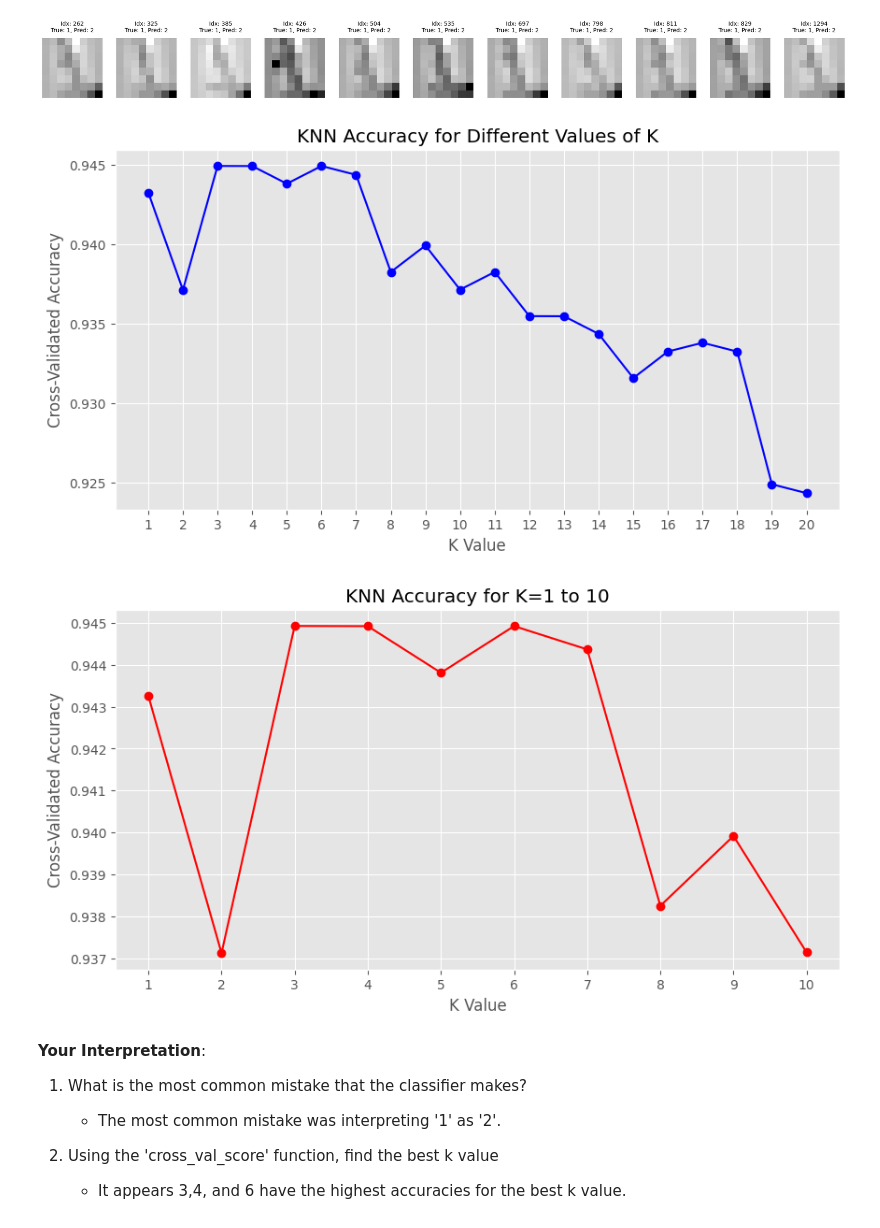
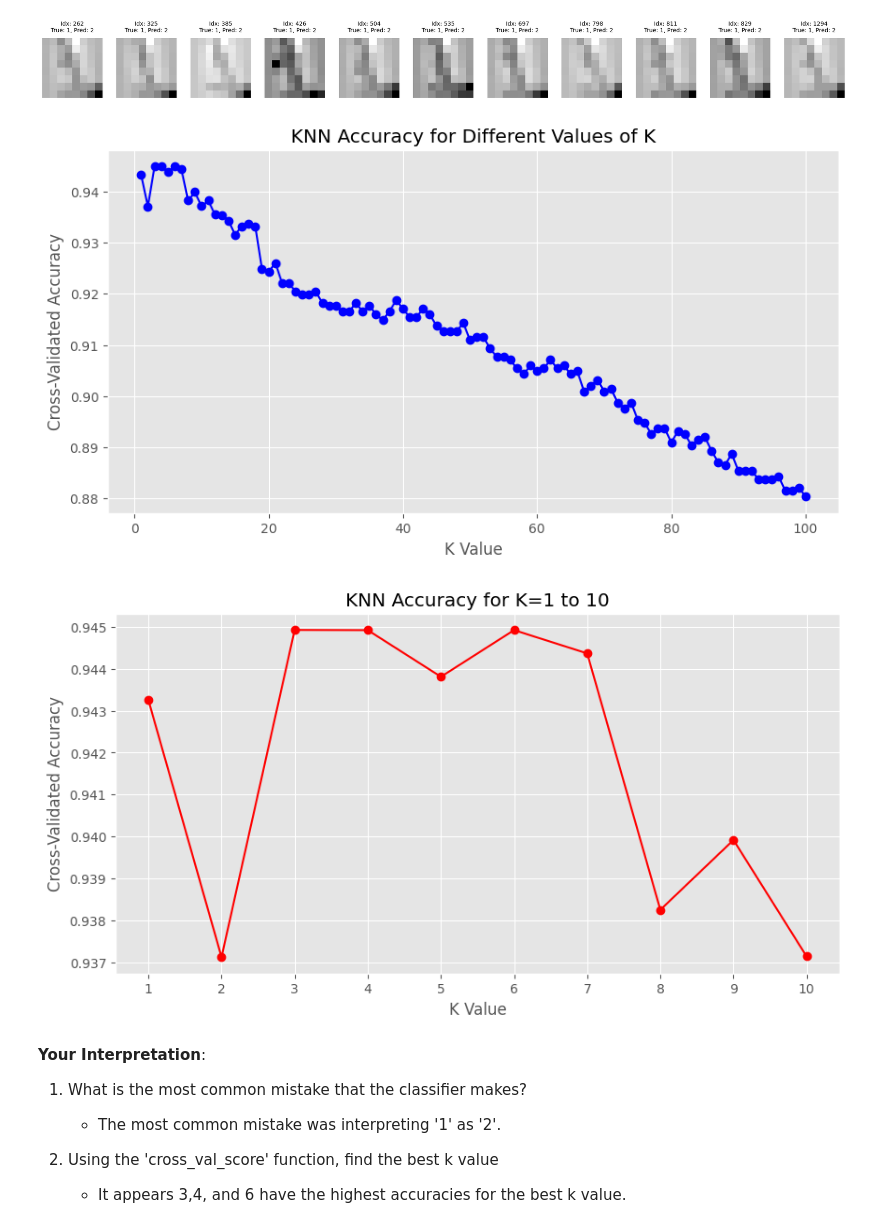
Before and after one commit to logancorrea/Intro-to-Data-Science, a Jupyter notebook: Homework/HW07/HW7.ipynb, the cells around one changed output. Cells and saved outputs as stored; diff of their text form; code cells hidden in the pictures.

```diff
--- a/Homework/HW07/HW7.ipynb
+++ b/Homework/HW07/HW7.ipynb
@@ -269,36 +275,35 @@ Confusion Matrix:
 [figure]
 # %%
 #4. Using the 'cross_val_score' function, find the best value of k for the KNN algorithm.
-Ks = np.linspace(1, 20, 20).astype(int)  # Using 20 different values of k from 1 to 20
+Ks = np.linspace(1, 100, 100)  # Using 20 different values of k from 1 to 20
 Accuracies = np.zeros(Ks.shape[0])
 
 # Evaluating KNN performance for different values of k
 for i, k in enumerate(Ks):
     knn = KNeighborsClassifier(n_neighbors=int(k))
     scores = cross_val_score(estimator=knn, X=X, y=y, cv=5, scoring='accuracy')  # 5-fold cross-validation for speed
     Accuracies[i] = scores.mean()
 
 # Plotting accuracies for all evaluated k values
 plt.figure(figsize=(10, 5))
 plt.plot(Ks, Accuracies, marker='o', linestyle='-', color='b')
 plt.title('KNN Accuracy for Different Values of K')
 plt.xlabel('K Value')
 plt.ylabel('Cross-Validated Accuracy')
-plt.xticks(Ks)
 plt.grid(True)
 plt.show()
 
 # Zooming in on the first 10 k values
 plt.figure(figsize=(10, 5))
 plt.plot(Ks[:10], Accuracies[:10], marker='o', linestyle='-', color='r')
 plt.title('KNN Accuracy for K=1 to 10')
 plt.xlabel('K Value')
 plt.ylabel('Cross-Validated Accuracy')
 plt.xticks(Ks[:10])
 plt.grid(True)
 plt.show()
 # %% [output]
-[figure, old version]
+[figure, new version]
 [figure]
 # %% [markdown]
 **Your Interpretation**:
```
Also changed, not shown: parts of 1 cell of this notebook.
